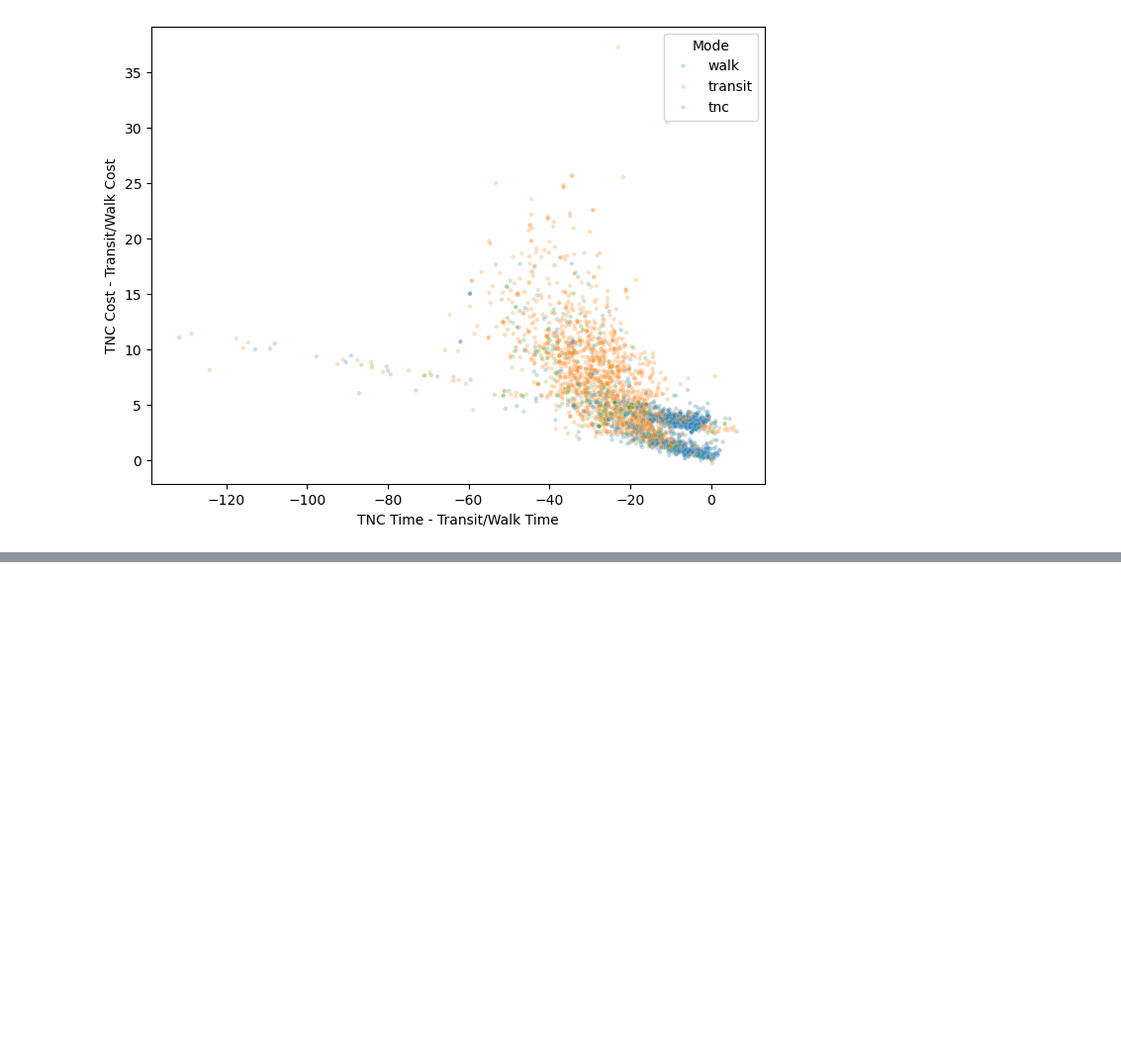
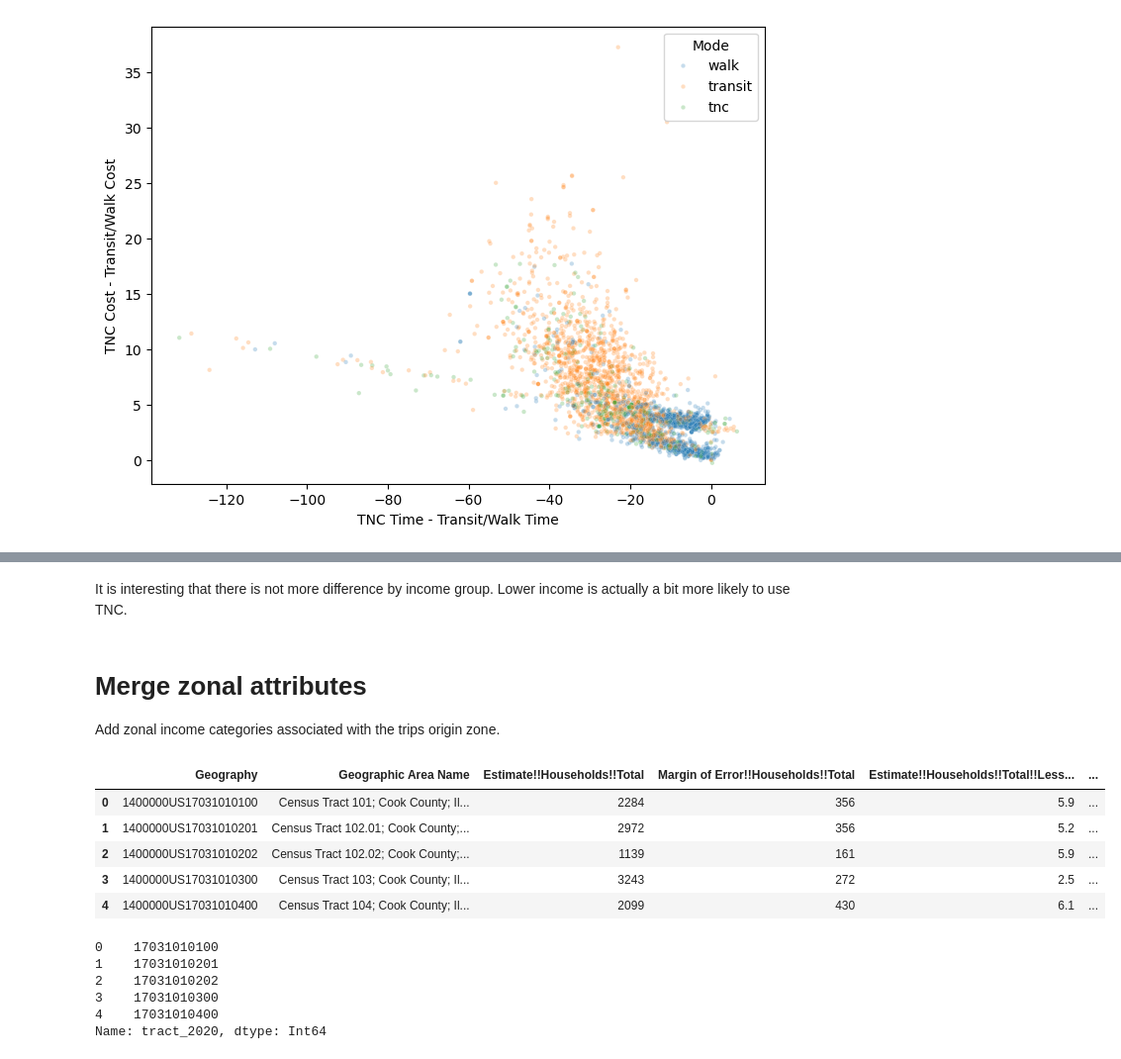
Before and after one commit to gregerhardt/rh_pricing, a Jupyter notebook: mode_choice_estimation/Make Estimation File.ipynb, the cells around one changed output, grey strips where cells are left out. Shown at 99% size. Cells and saved outputs as stored; diff of their text form; code cells hidden in the pictures; blank space fills up the shorter version.

```diff
--- a/mode_choice_estimation/Make Estimation File.ipynb
+++ b/mode_choice_estimation/Make Estimation File.ipynb
@@ -665,0 +764,28 @@ plt.show()
+# %% [markdown]
+It is interesting that there is not more difference by income group.  Lower income is actually a bit more likely to use TNC.
+# %% [markdown]
+# Merge zonal attributes
+
+Add zonal income categories associated with the trips origin zone.
+# %%
+acs_hh = pd.read_csv('data/ACSST5Y2024.S1901-Data.csv',
+                     skiprows=1)
+acs_hh.head()
+# %% [output]
+|  | Geography | Geographic Area Name | Estimate!!Households!!Total | Margin of Error!!Households!!Total | Estimate!!Households!!Total!!Less... | ... |
+| 0 | 1400000US17031010100 | Census Tract 101; Cook County; Il... | 2284 | 356 | 5.9 | ... |
+| 1 | 1400000US17031010201 | Census Tract 102.01; Cook County;... | 2972 | 356 | 5.2 | ... |
+| 2 | 1400000US17031010202 | Census Tract 102.02; Cook County;... | 1139 | 161 | 5.9 | ... |
+| 3 | 1400000US17031010300 | Census Tract 103; Cook County; Il... | 3243 | 272 | 2.5 | ... |
+| 4 | 1400000US17031010400 | Census Tract 104; Cook County; Il... | 2099 | 430 | 6.1 | ... |
+# %%
+# parse the 2020 census tract from the ACS geoid
+acs_hh['tract_2020'] = acs_hh['Geography'].str[-11:].astype('Int64')
+acs_hh['tract_2020'].head()
+# %% [output]
+0    17031010100
+1    17031010201
+2    17031010202
+3    17031010300
+4    17031010400
+Name: tract_2020, dtype: Int64
```
Also changed, not shown: parts of 13 cells of this notebook.
